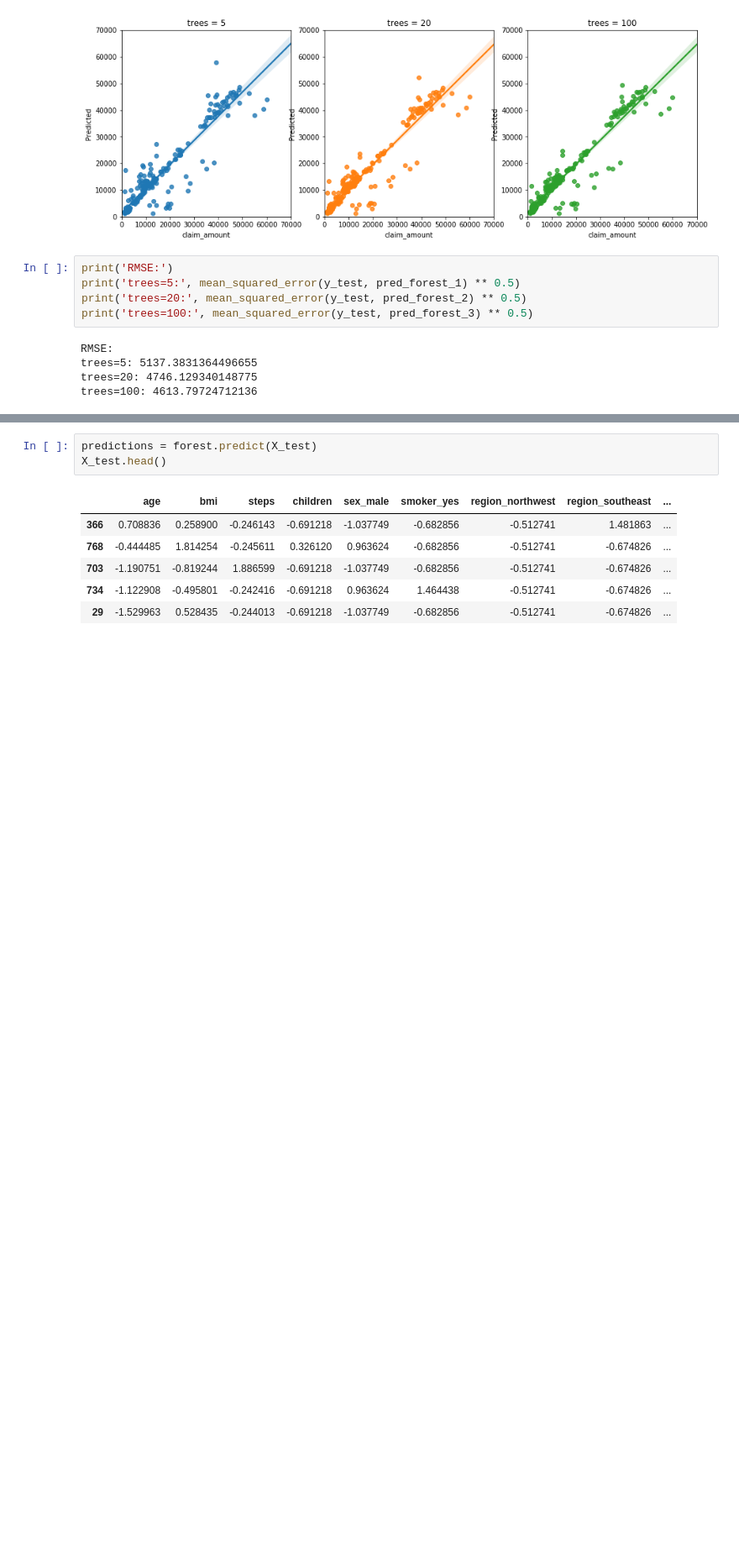
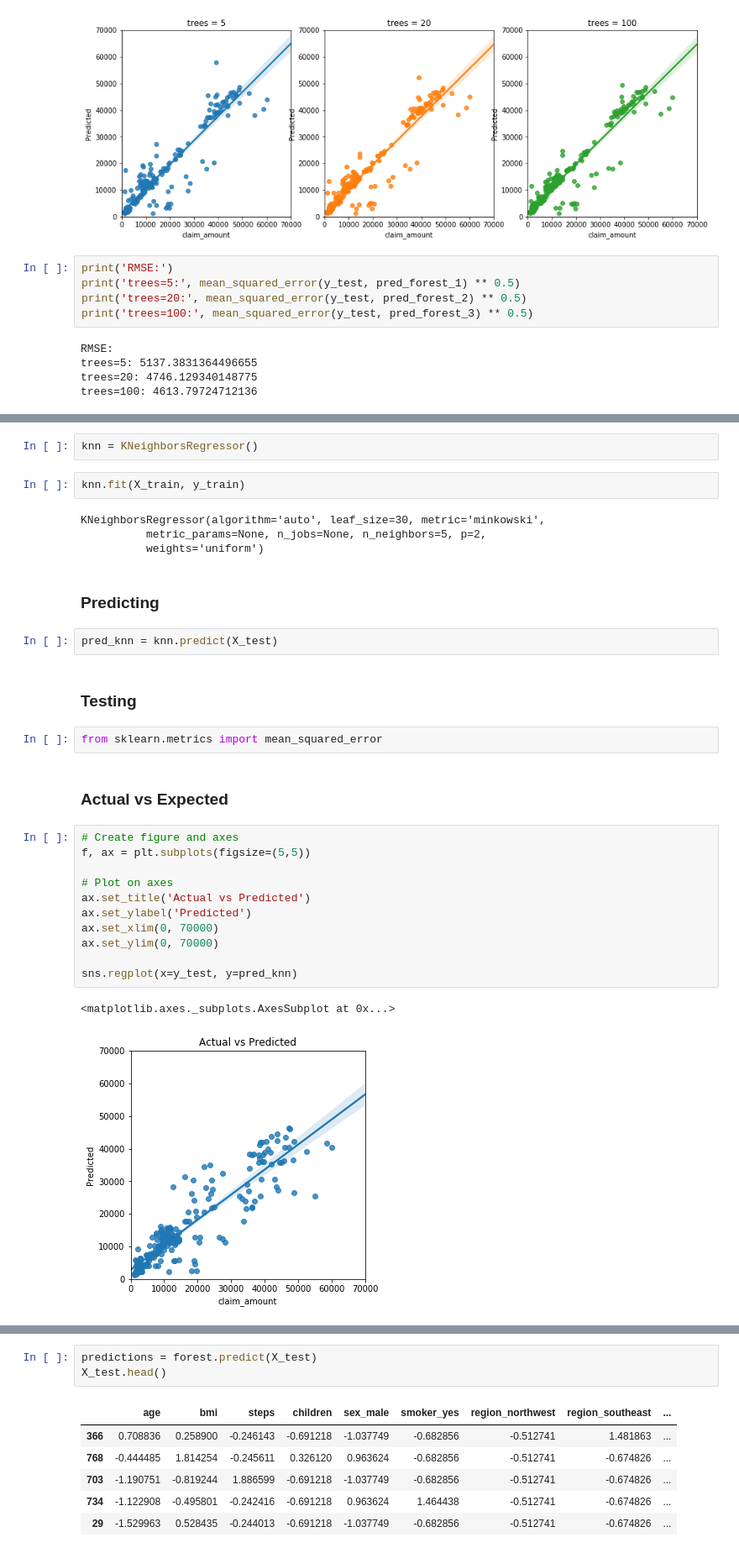
Before and after one commit to ThePrincipal33/AlphaCode-EXPLORE, a Jupyter notebook: Submissions/Regression Model/Tshiya- Regression Model Predict.ipynb, the cells around one changed output, grey strips where cells are left out. Shown at 84% size. Saved outputs shown, nothing was run; the diff lists cells and outputs as text; blank space fills up the shorter version.

```diff
--- a/Submissions/Regression Model/Tshiya- Regression Model Predict.ipynb
+++ b/Submissions/Regression Model/Tshiya- Regression Model Predict.ipynb
@@ -204,0 +278,32 @@ trees=100: 4613.79724712136
+# %%
+knn = KNeighborsRegressor()
+# %%
+knn.fit(X_train, y_train)
+# %% [output]
+KNeighborsRegressor(algorithm='auto', leaf_size=30, metric='minkowski',
+          metric_params=None, n_jobs=None, n_neighbors=5, p=2,
+          weights='uniform')
+# %% [markdown]
+### Predicting
+# %%
+pred_knn = knn.predict(X_test)
+# %% [markdown]
+### Testing
+# %%
+from sklearn.metrics import mean_squared_error
+# %% [markdown]
+###  Actual vs Expected
+# %%
+# Create figure and axes
+f, ax = plt.subplots(figsize=(5,5))
+
+# Plot on axes
+ax.set_title('Actual vs Predicted')
+ax.set_ylabel('Predicted')
+ax.set_xlim(0, 70000)
+ax.set_ylim(0, 70000)
+
+sns.regplot(x=y_test, y=pred_knn)
+# %% [output]
+<matplotlib.axes._subplots.AxesSubplot at 0x...>
+[figure, added]
```
Also changed, not shown: parts of 21 cells of this notebook.
